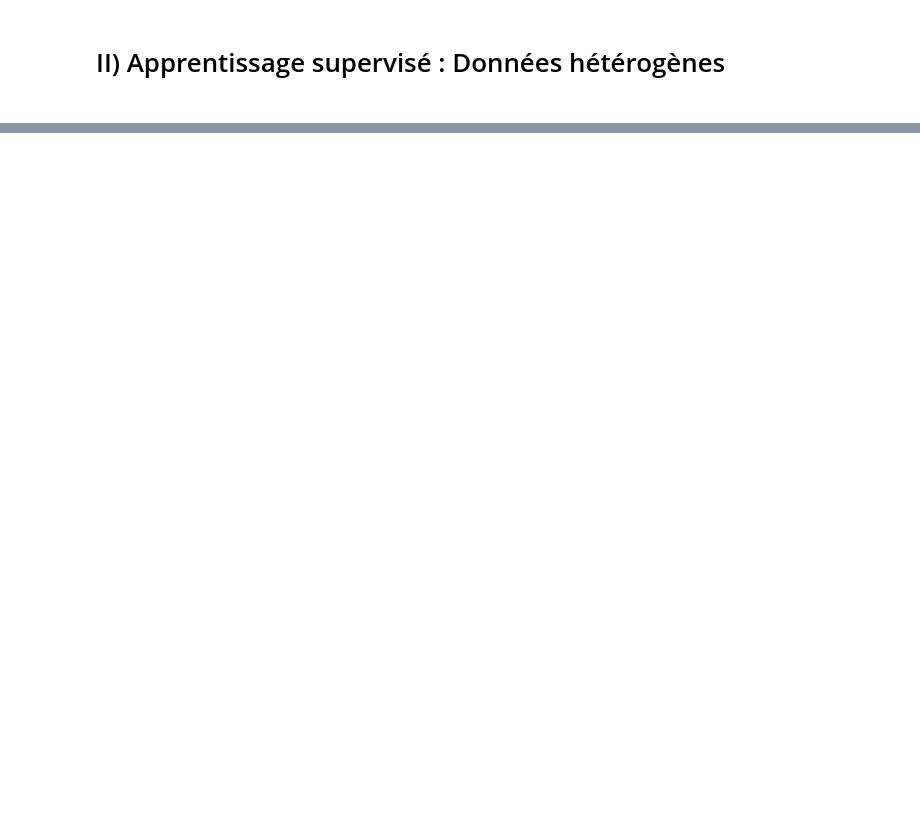
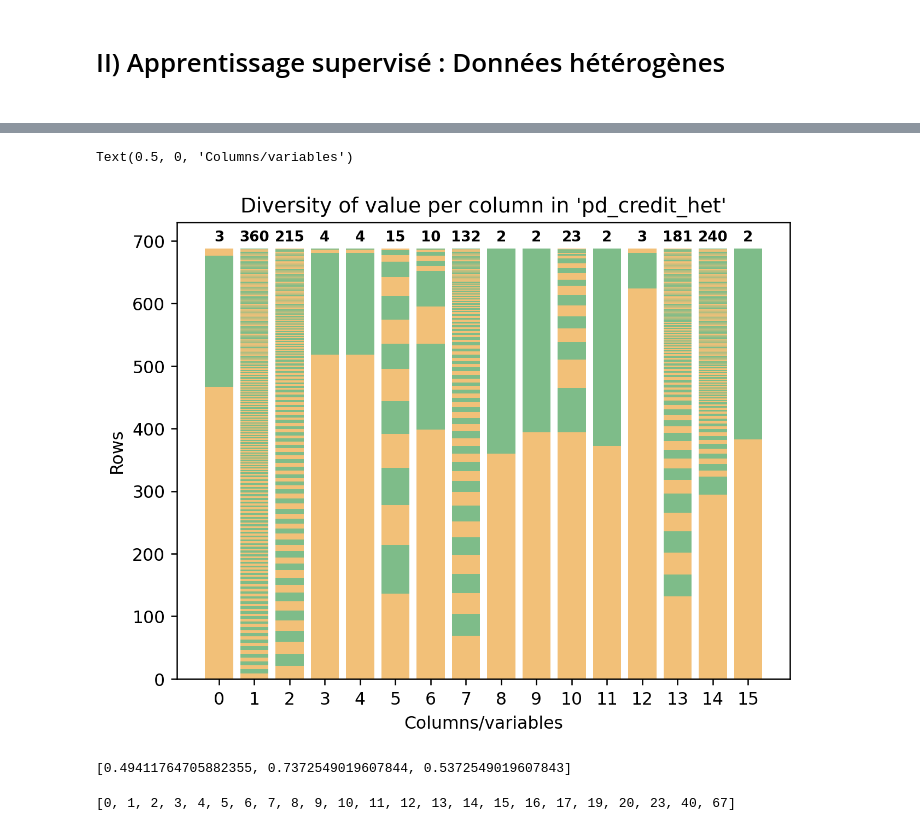
Before and after one commit to tyrosine-rex/tp_taa_apprentissage_supervisee, a Jupyter notebook: source/tp.ipynb, the cells around one changed output, grey strips where cells are left out. Drawn from its saved outputs; the diff is of its cells as text; code cells hidden in the pictures; blank space fills up the shorter version.

```diff
--- a/source/tp.ipynb
+++ b/source/tp.ipynb
@@ -589,0 +612,13 @@ CREDIT_SCORE = "../data/credit_scoring.csv"
+# %%
+CREDIT_SCORE_HET = "../data/credit.data"
+
+pd_credit_het = pd.read_csv(CREDIT_SCORE_HET, sep="\t", header=None, na_values="?")
+
+pd_credit_het.head()
+
+df = pd_credit_het
+
+s = df.stack(dropna=False)
+L = [x for x in s.index[s.isna()]]
+
+print(L)
@@ -589,0 +627,8 @@ CREDIT_SCORE = "../data/credit_scoring.csv"
+# %%
+# pd_credit_het[15] = pd_credit_het[15].apply(lambda x: 1 if x == "+" else 0)
+# for i in BOOL_COLS:
+#     pd_credit_het[i] = pd_credit_het[i].apply(lambda x: 1 if x == "t" else 0)
+pd_credit_het = pd_credit_het.astype(TYPE_COLS)
+
+
+pd_credit_het.shape
@@ -589,0 +652,6 @@ CREDIT_SCORE = "../data/credit_scoring.csv"
+# %%
+ok = pd.read_csv(CREDIT_SCORE_HET, sep="\t", header=None, na_values="?")
+d={i : count(ok[i]) for i in ok.columns}
+dd={i:sorted(list(v.values()), reverse=True) for i,v in d.items()}
+# %%
+color = colormaps['tab20'].colors[:6]
@@ -589,0 +700,30 @@ CREDIT_SCORE = "../data/credit_scoring.csv"
+# %%
+f, a = plt.subplots(dpi=226)
+a.set_ylim([0, 760])
+
+for col, unq in sorted(list(dd.items()),key=lambda x:x[0]):
+    cumul = 0
+    for i, v in enumerate(unq):
+        c = "#f2c078" if i%2==0 else "#7ebc89"
+        a.bar(str(col), height=v, bottom=cumul, color=c)
+
+        cumul += v
+    t = 1 if col%2==0 else 1.5
+    a.text(col, 730, len(unq), horizontalalignment='center', fontweight='bold', fontsize='small')
+
+
+
+#plt.figtext(40, 40, "ok")
+# %% [output]
+Text(0.5, 0, 'Columns/variables')
+[figure, added]
+# %%
+list(map(lambda x:x/255, (126, 188, 137)))
+# %% [output]
+[0.49411764705882355, 0.7372549019607844, 0.5372549019607843]
+# %%
+a=pd.unique(ok[10]).tolist()
+a.sort()
+print(a)
+# %% [output]
+[0, 1, 2, 3, 4, 5, 6, 7, 8, 9, 10, 11, 12, 13, 14, 15, 16, 17, 19, 20, 23, 40, 67]
```
Also changed, not shown: parts of 13 cells of this notebook.
